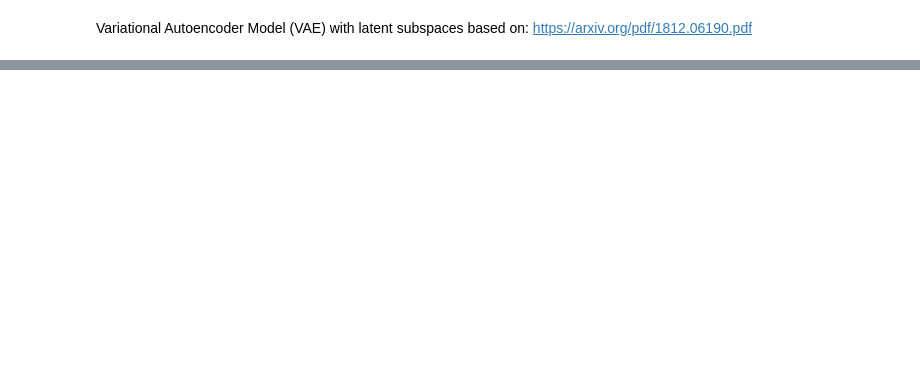
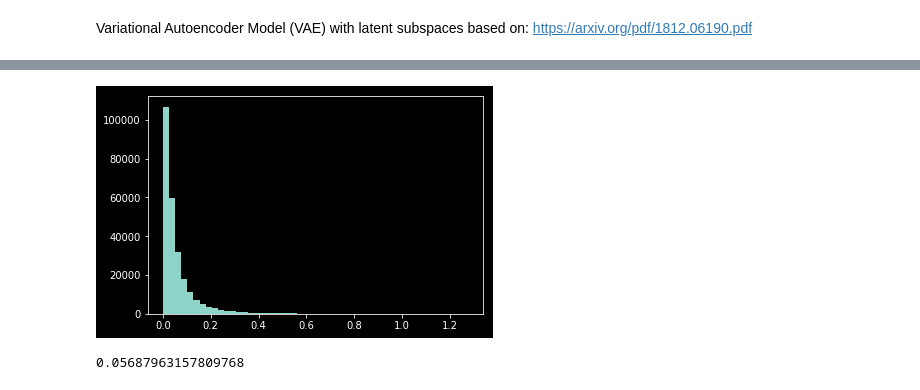
Before and after one commit to dauparas/tensorflow_examples, a Jupyter notebook: VAE_with_latent_subspaces.ipynb, the cells around one changed output, grey strips where cells are left out. Cells and saved outputs as stored; diff of their text form; code cells hidden in the pictures; blank space fills up the shorter version.

```diff
--- a/VAE_with_latent_subspaces.ipynb
+++ b/VAE_with_latent_subspaces.ipynb
@@ -246,0 +295,8 @@ array([0.111794, 0.221231, 0.159118, ..., 0.746477, 0.893983, 0.009584])
+# %%
+plt.hist(np.reshape(error, -1), bins=50);
+# %% [output]
+[figure, added]
+# %%
+np.mean(np.reshape(error, -1))
+# %% [output]
+0.05687963157809768
```
Also changed, not shown: parts of 11 cells of this notebook.
